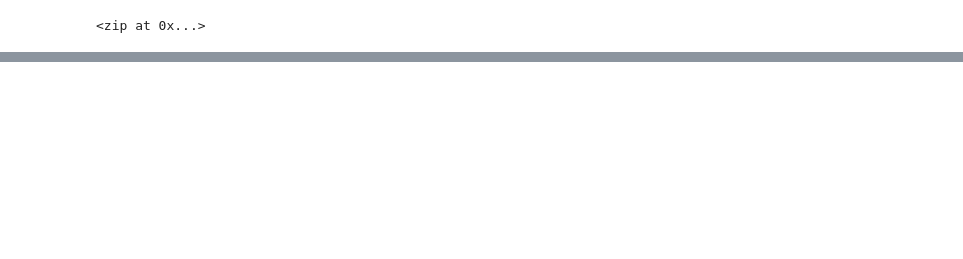
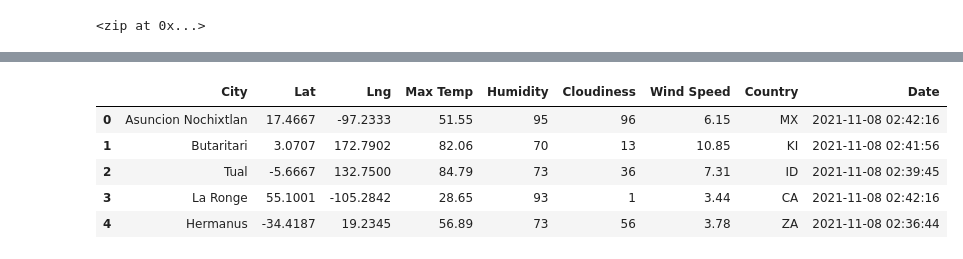
Before and after one commit to Quixck23/World_Weather_Analysis, a Jupyter notebook: WeatherPy.ipynb, the cells around one changed output, grey strips where cells are left out. Cells and saved outputs as stored; diff of their text form; code cells hidden in the pictures; blank space fills up the shorter version.

```diff
--- a/WeatherPy.ipynb
+++ b/WeatherPy.ipynb
@@ -31,0 +171,13 @@ coordinates = list(lat_lngs)
+# %%
+#Reorder columns
+new_column_order = ["City","Country","Date","Lat","Lng","Max Temp","Humidity","Cloudiness","Wind Speed"]
+# %%
+city_data_df[new_column_order]
+city_data_df.head()
+# %% [output]
+|  | City | Lat | Lng | Max Temp | Humidity | Cloudiness | Wind Speed | Country | Date |
+| 0 | Asuncion Nochixtlan | 17.4667 | -97.2333 | 51.55 | 95 | 96 | 6.15 | MX | 2021-11-08 02:42:16 |
+| 1 | Butaritari | 3.0707 | 172.7902 | 82.06 | 70 | 13 | 10.85 | KI | 2021-11-08 02:41:56 |
+| 2 | Tual | -5.6667 | 132.7500 | 84.79 | 73 | 36 | 7.31 | ID | 2021-11-08 02:39:45 |
+| 3 | La Ronge | 55.1001 | -105.2842 | 28.65 | 93 | 1 | 3.44 | CA | 2021-11-08 02:42:16 |
+| 4 | Hermanus | -34.4187 | 19.2345 | 56.89 | 73 | 56 | 3.78 | ZA | 2021-11-08 02:36:44 |
```
Also changed, not shown: parts of 14 cells of this notebook.
